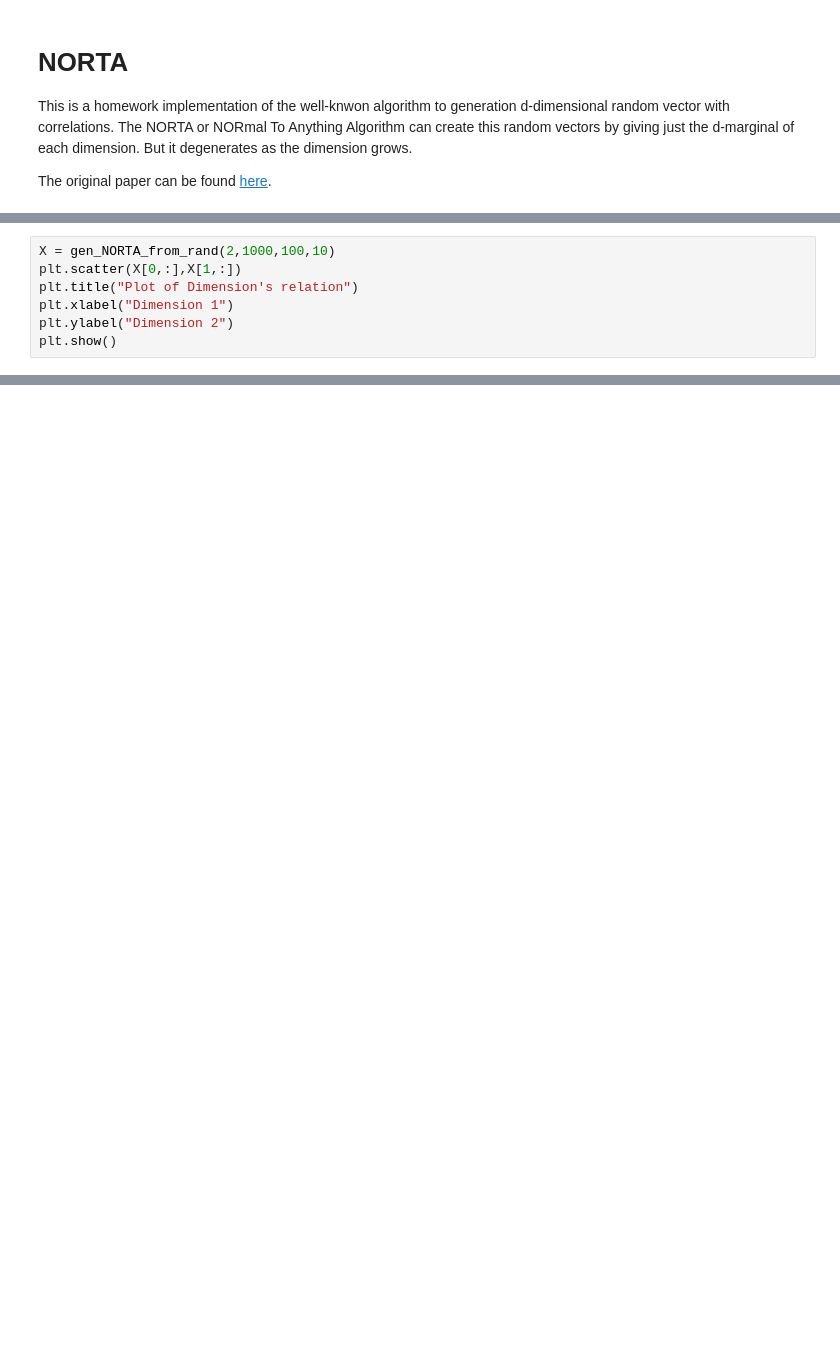
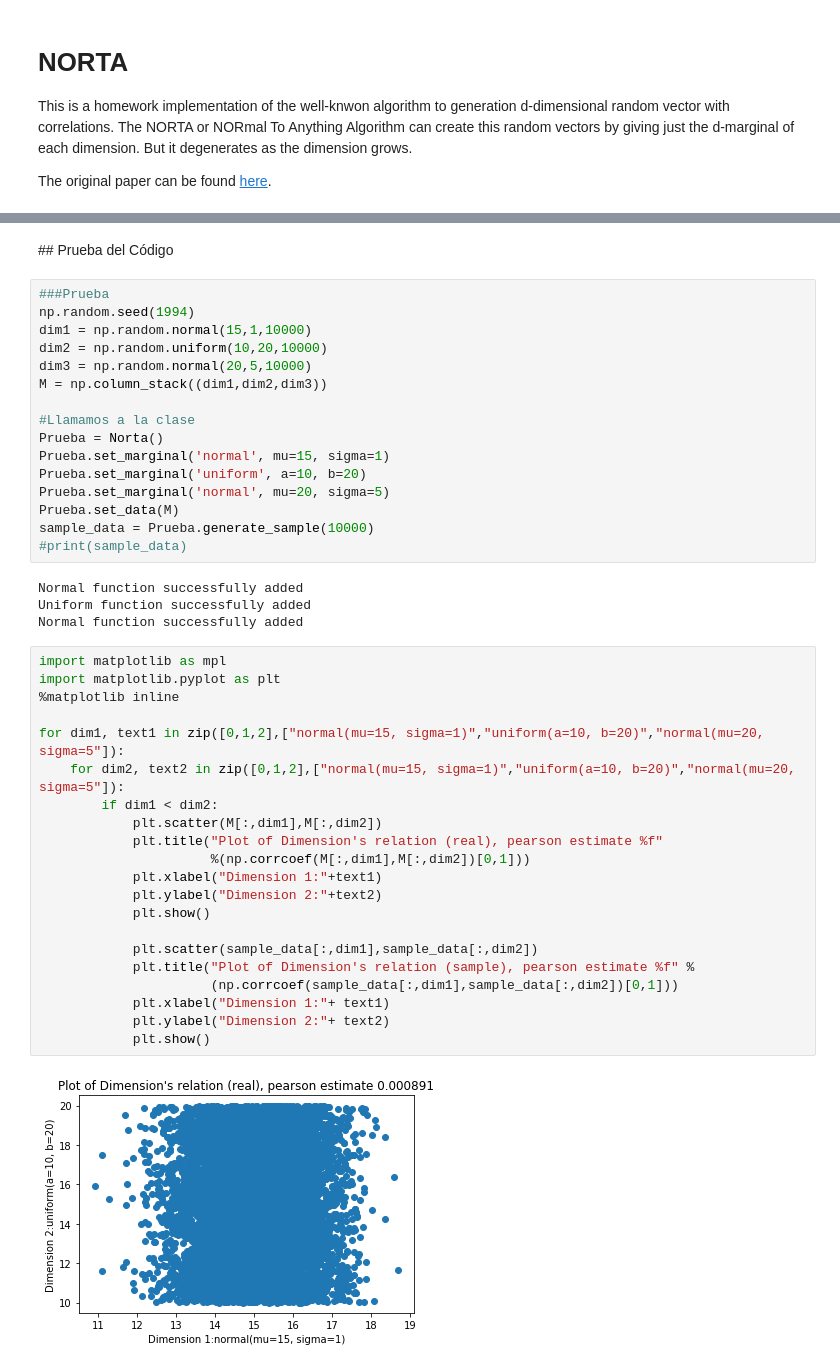
Before and after one commit to DanielNeira/NORTA, a Jupyter notebook: NORTA.ipynb, the cells around one changed output, grey strips where cells are left out. Saved outputs shown, nothing was run; the diff lists cells and outputs as text; blank space fills up the shorter version.

```diff
--- a/NORTA.ipynb
+++ b/NORTA.ipynb
@@ -33,7 +5,0 @@ def gen_NORTA_from_rand(m,n,v,r):
-# %%
-X = gen_NORTA_from_rand(2,1000,100,10)
-plt.scatter(X[0,:],X[1,:])
-plt.title("Plot of Dimension's relation")
-plt.xlabel("Dimension 1")
-plt.ylabel("Dimension 2")
-plt.show()
@@ -237,0 +245,45 @@ class Norta:
+# %% [markdown]
+## Prueba del Código
+# %%
+###Prueba
+np.random.seed(1994)
+dim1 = np.random.normal(15,1,10000)
+dim2 = np.random.uniform(10,20,10000)
+dim3 = np.random.normal(20,5,10000)
+M = np.column_stack((dim1,dim2,dim3))
+
+#Llamamos a la clase
+Prueba = Norta()
+Prueba.set_marginal('normal', mu=15, sigma=1)
+Prueba.set_marginal('uniform', a=10, b=20)
+Prueba.set_marginal('normal', mu=20, sigma=5)
+Prueba.set_data(M)
+sample_data = Prueba.generate_sample(10000)
+#print(sample_data)
+# %% [output]
+Normal function successfully added
+Uniform function successfully added
+Normal function successfully added
+# %%
+import matplotlib as mpl
+import matplotlib.pyplot as plt
+%matplotlib inline
+
+for dim1, text1 in zip([0,1,2],["normal(mu=15, sigma=1)","uniform(a=10, b=20)","normal(mu=20, sigma=5"]):
+    for dim2, text2 in zip([0,1,2],["normal(mu=15, sigma=1)","uniform(a=10, b=20)","normal(mu=20, sigma=5"]):
+        if dim1 < dim2:
+            plt.scatter(M[:,dim1],M[:,dim2])
+            plt.title("Plot of Dimension's relation (real), pearson estimate %f"
+                      %(np.corrcoef(M[:,dim1],M[:,dim2])[0,1]))
+            plt.xlabel("Dimension 1:"+text1)
+            plt.ylabel("Dimension 2:"+text2)
+            plt.show()
+
+            plt.scatter(sample_data[:,dim1],sample_data[:,dim2])
+            plt.title("Plot of Dimension's relation (sample), pearson estimate %f" %
+                      (np.corrcoef(sample_data[:,dim1],sample_data[:,dim2])[0,1]))
+            plt.xlabel("Dimension 1:"+ text1)
+            plt.ylabel("Dimension 2:"+ text2)
+            plt.show()
+# %% [output]
+[figure, added]
```
Also changed, not shown: parts of 9 cells of this notebook.
